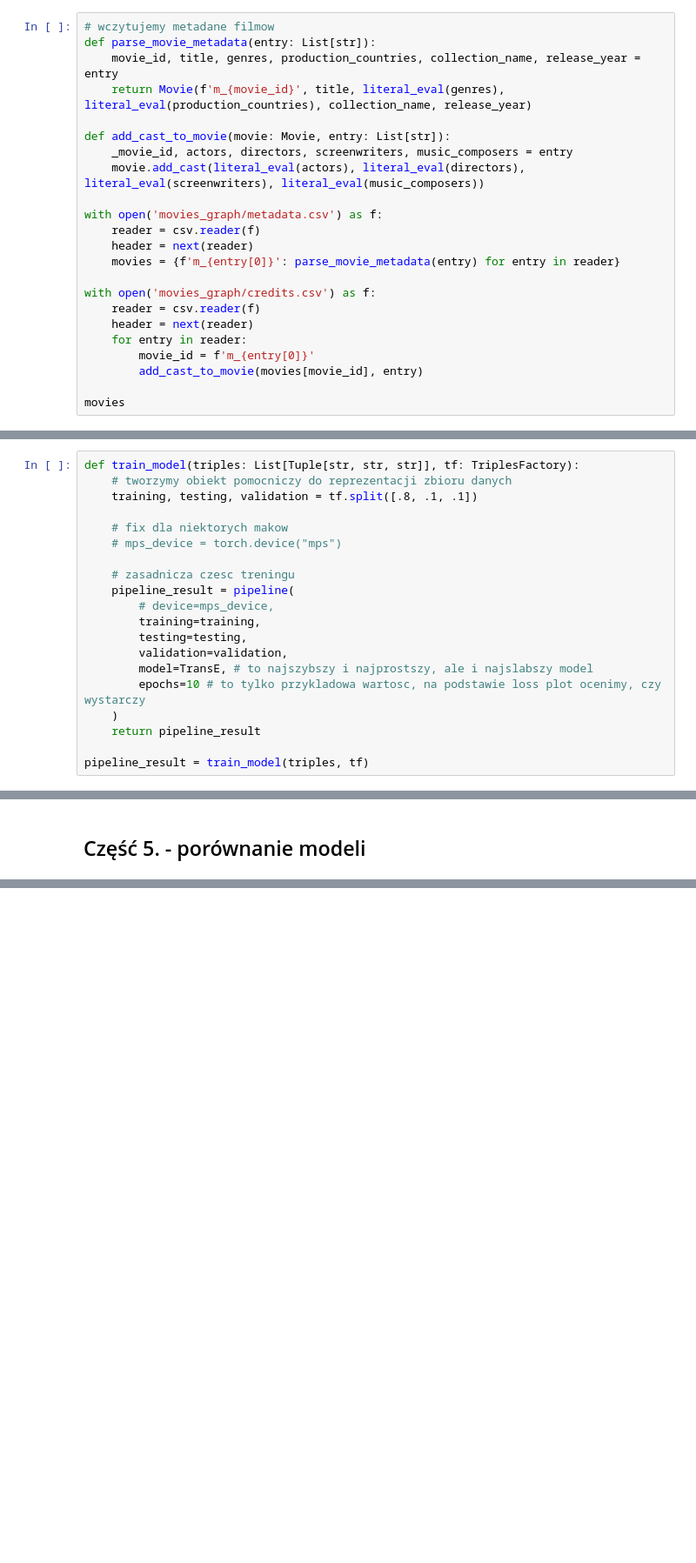
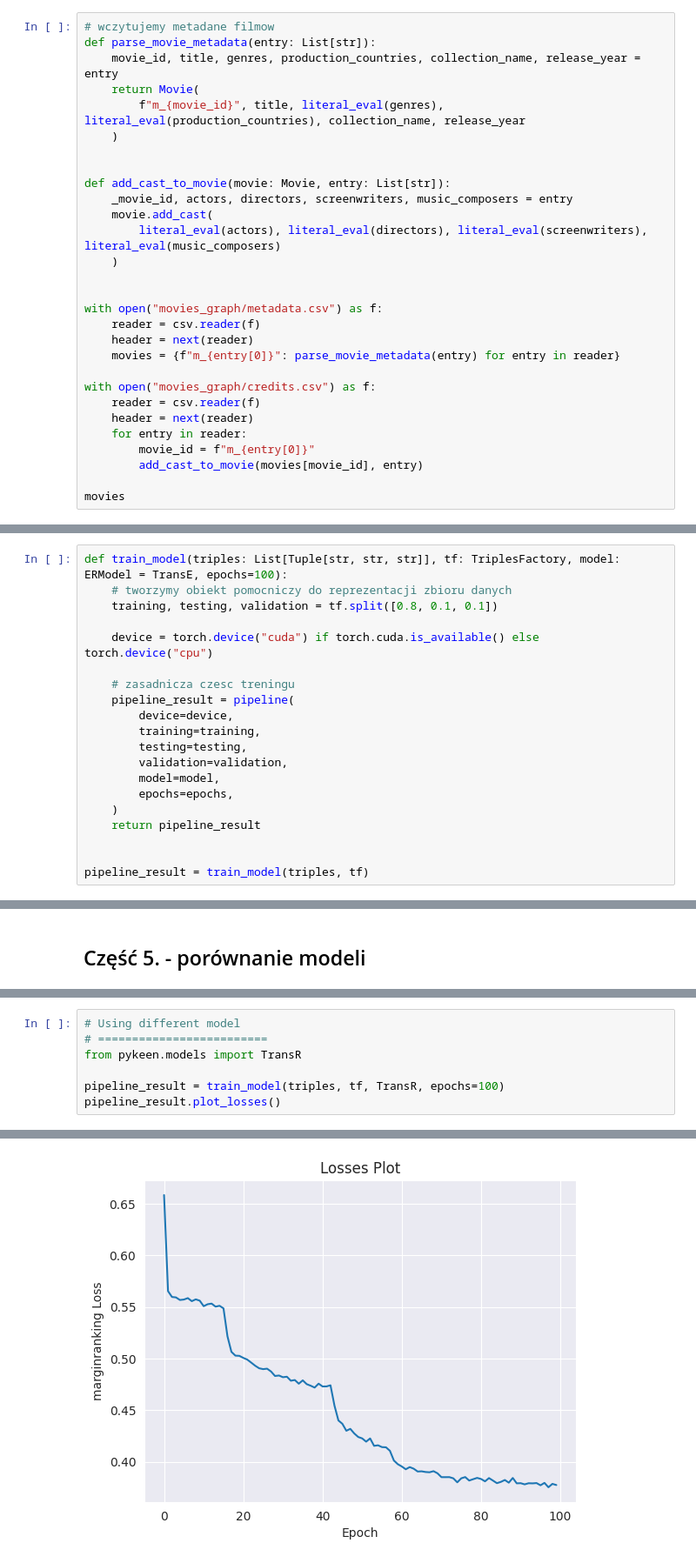
Before and after one commit to barhanc/recommender-systems-lab, a Jupyter notebook: lab6/lab6_graph_recommenders.ipynb, the cells around one changed output, grey strips where cells are left out. Shown: that part at 87% size. Saved outputs shown, nothing was run; the diff lists cells and outputs as text; blank space fills up the shorter version.

```diff
--- a/lab6/lab6_graph_recommenders.ipynb
+++ b/lab6/lab6_graph_recommenders.ipynb
@@ -101,22 +118,28 @@ train_ratings
 # wczytujemy metadane filmow
 def parse_movie_metadata(entry: List[str]):
     movie_id, title, genres, production_countries, collection_name, release_year = entry
-    return Movie(f'm_{movie_id}', title, literal_eval(genres), literal_eval(production_countries), collection_name, release_year)
+    return Movie(
+        f"m_{movie_id}", title, literal_eval(genres), literal_eval(production_countries), collection_name, release_year
+    )
+
 
 def add_cast_to_movie(movie: Movie, entry: List[str]):
     _movie_id, actors, directors, screenwriters, music_composers = entry
-    movie.add_cast(literal_eval(actors), literal_eval(directors), literal_eval(screenwriters), literal_eval(music_composers))
+    movie.add_cast(
+        literal_eval(actors), literal_eval(directors), literal_eval(screenwriters), literal_eval(music_composers)
+    )
 
-with open('movies_graph/metadata.csv') as f:
+
+with open("movies_graph/metadata.csv") as f:
     reader = csv.reader(f)
     header = next(reader)
-    movies = {f'm_{entry[0]}': parse_movie_metadata(entry) for entry in reader}
+    movies = {f"m_{entry[0]}": parse_movie_metadata(entry) for entry in reader}
 
-with open('movies_graph/credits.csv') as f:
+with open("movies_graph/credits.csv") as f:
     reader = csv.reader(f)
     header = next(reader)
     for entry in reader:
-        movie_id = f'm_{entry[0]}'
+        movie_id = f"m_{entry[0]}"
         add_cast_to_movie(movies[movie_id], entry)
 
 movies
@@ -155,22 +208,22 @@ tf = TriplesFactory.from_labeled_triples(np.array(triples))
 # %% [markdown]
 ## Część 3. - trening modelu
 # %%
-def train_model(triples: List[Tuple[str, str, str]], tf: TriplesFactory):
+def train_model(triples: List[Tuple[str, str, str]], tf: TriplesFactory, model: ERModel = TransE, epochs=100):
     # tworzymy obiekt pomocniczy do reprezentacji zbioru danych
-    training, testing, validation = tf.split([.8, .1, .1])
+    training, testing, validation = tf.split([0.8, 0.1, 0.1])
 
-    # fix dla niektorych makow
-    # mps_device = torch.device("mps")
+    device = torch.device("cuda") if torch.cuda.is_available() else torch.device("cpu")
 
     # zasadnicza czesc treningu
     pipeline_result = pipeline(
-        # device=mps_device,
+        device=device,
         training=training,
         testing=testing,
         validation=validation,
-        model=TransE, # to najszybszy i najprostszy, ale i najslabszy model
-        epochs=10 # to tylko przykladowa wartosc, na podstawie loss plot ocenimy, czy wystarczy
+        model=model,
+        epochs=epochs,
     )
     return pipeline_result
 
+
 pipeline_result = train_model(triples, tf)
@@ -252,0 +350,8 @@ raise NotImplementedError()
+# %%
+# Using different model
+# =========================
+from pykeen.models import TransR
+
+pipeline_result = train_model(triples, tf, TransR, epochs=100)
+pipeline_result.plot_losses()
+# %% [output]
@@ -252,0 +364 @@ raise NotImplementedError()
+[figure, added]
```
Also changed, not shown: parts of 17 cells of this notebook.
